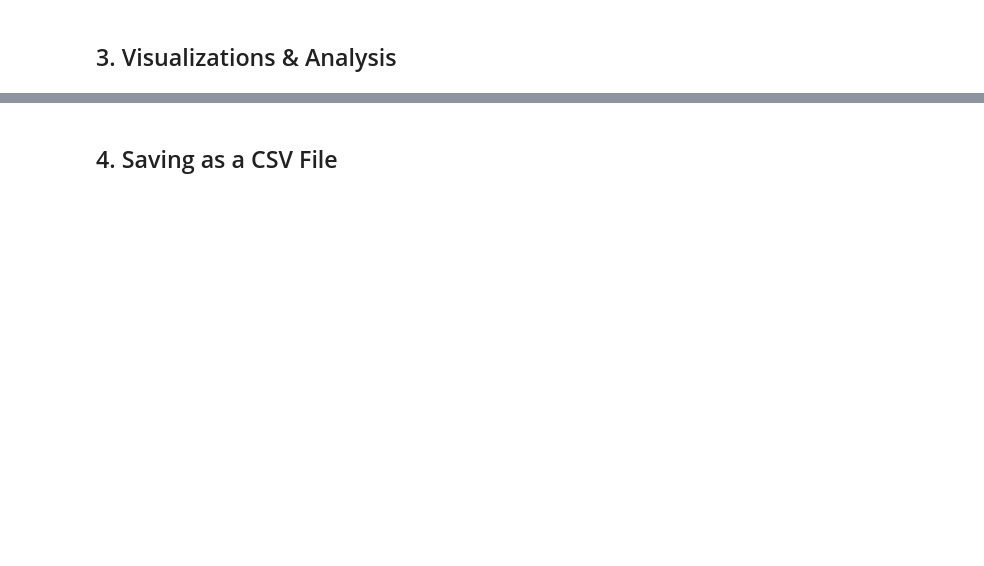
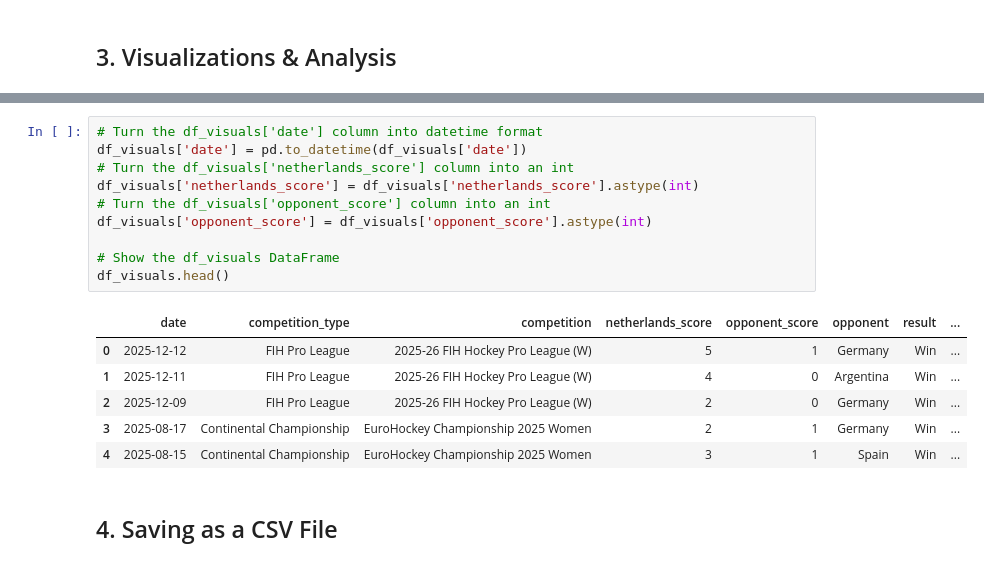
Before and after one commit to Cameron-Meinsma/Assignment_3_Resubmission, a Jupyter notebook: assignment_3_resubmission.ipynb, the cells around one changed output, grey strips where cells are left out. Cells and saved outputs as stored; diff of their text form; blank space fills up the shorter version.

```diff
--- a/assignment_3_resubmission.ipynb
+++ b/assignment_3_resubmission.ipynb
@@ -278,2 +311,19 @@ df_nl_women
+# %%
+# Turn the df_visuals['date'] column into datetime format
+df_visuals['date'] = pd.to_datetime(df_visuals['date'])
+# Turn the df_visuals['netherlands_score'] column into an int
+df_visuals['netherlands_score'] = df_visuals['netherlands_score'].astype(int)
+# Turn the df_visuals['opponent_score'] column into an int
+df_visuals['opponent_score'] = df_visuals['opponent_score'].astype(int)
+
+# Show the df_visuals DataFrame
+df_visuals.head()
+# %% [output]
+|  | date | competition_type | competition | netherlands_score | opponent_score | opponent | result | ... |
+| 0 | 2025-12-12 | FIH Pro League | 2025-26 FIH Hockey Pro League (W) | 5 | 1 | Germany | Win | ... |
+| 1 | 2025-12-11 | FIH Pro League | 2025-26 FIH Hockey Pro League (W) | 4 | 0 | Argentina | Win | ... |
+| 2 | 2025-12-09 | FIH Pro League | 2025-26 FIH Hockey Pro League (W) | 2 | 0 | Germany | Win | ... |
+| 3 | 2025-08-17 | Continental Championship | EuroHockey Championship 2025 Women | 2 | 1 | Germany | Win | ... |
+| 4 | 2025-08-15 | Continental Championship | EuroHockey Championship 2025 Women | 3 | 1 | Spain | Win | ... |
 # %% [markdown]
 ## 4. Saving as a CSV File
```
Also changed, not shown: parts of 2 cells of this notebook.
